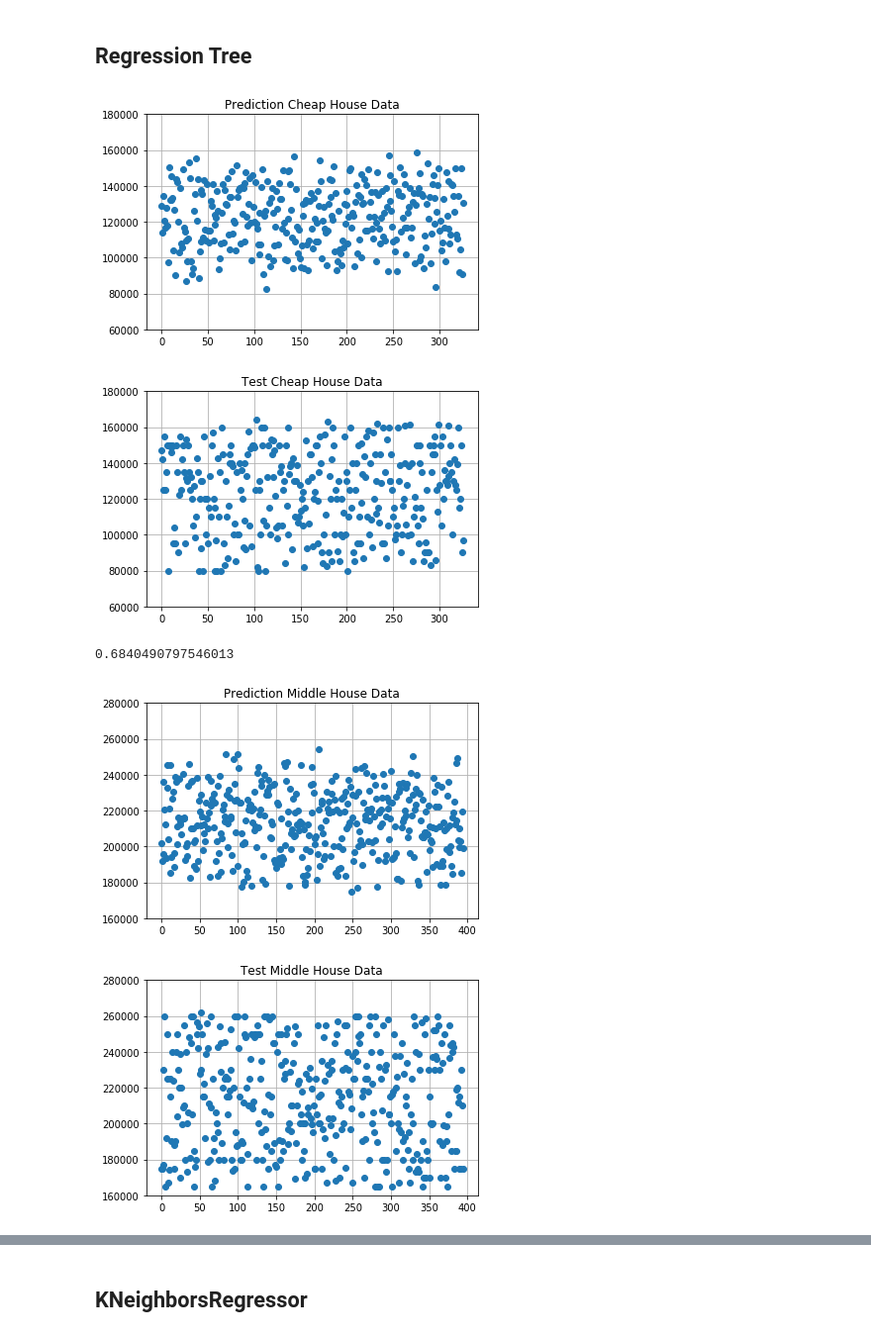
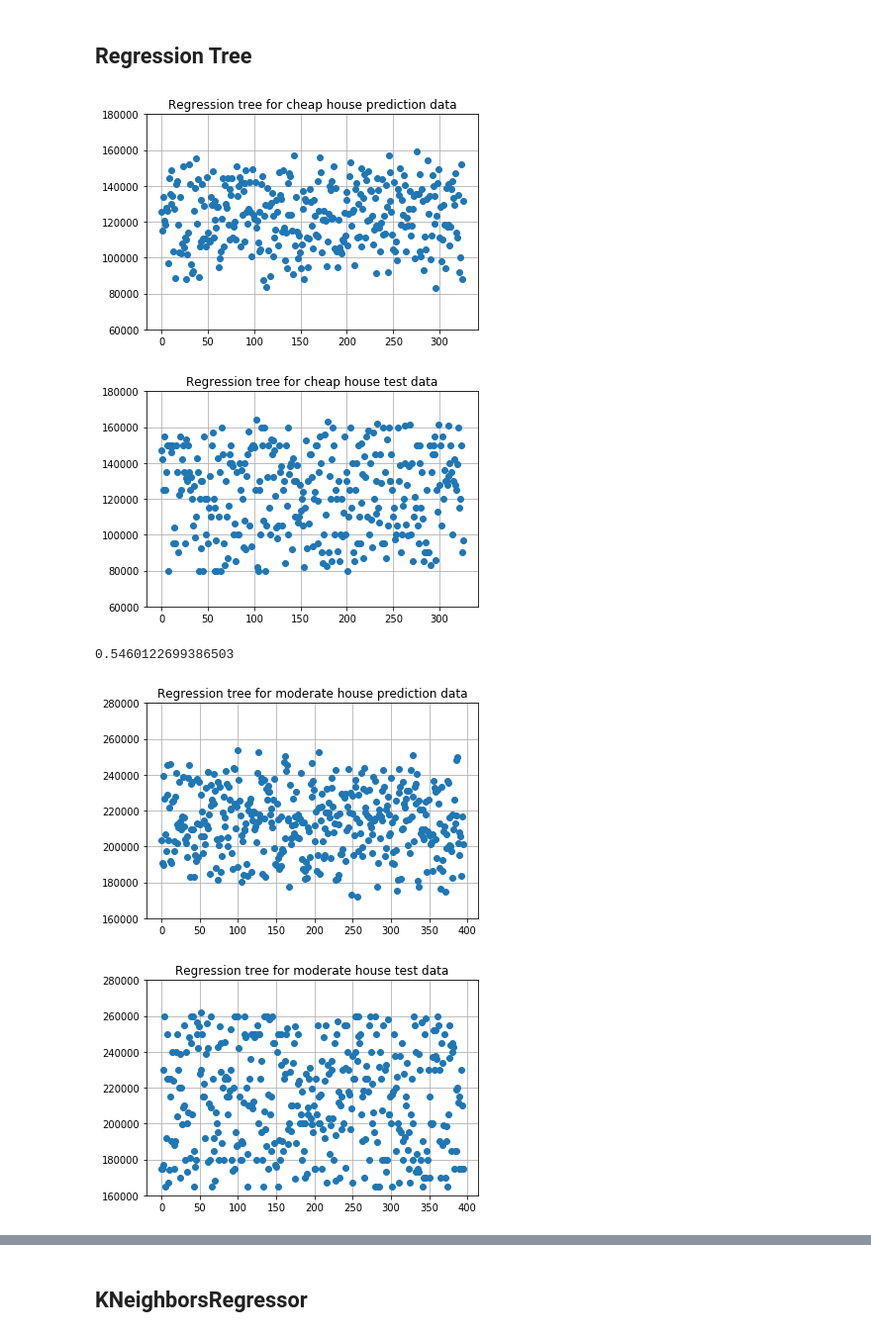
Before and after one commit to nachonavarro/real-estate-ml, a Jupyter notebook: models.ipynb, the cells around one changed output, grey strips where cells are left out. Shown at 99% size. Saved outputs shown, nothing was run; the diff lists cells and outputs as text; code cells hidden in the pictures.

```diff
--- a/models.ipynb
+++ b/models.ipynb
@@ -462,11 +465,12 @@ accuracy(percent75Y_test.values.tolist(), y_pred_expensive, 0.2)
 extratrees25 = ExtraTreesRegressor(n_estimators=50, criterion='mse')
 extratrees25.fit(percent25X_train, percent25Y_train)
 y_pred_cheap = extratrees25.predict(percent25X_test)
+
 fig, ax = plt.subplots()
 
 ax.plot(y_pred_cheap, 'o')
 ax.grid()
-plt.title('Prediction Cheap House Data')
+plt.title('Regression tree for cheap house prediction data')
 plt.ylim(60000, 180000)
 plt.show()
 
@@ -474,38 +478,38 @@ plt.show()
 fig1, ax1 = plt.subplots()
 ax1.plot(percent25Y_test.values.tolist(), 'o')
 ax1.grid()
-plt.title('Test Cheap House Data')
+plt.title('Regression tree for cheap house test data')
 plt.ylim(60000, 180000)
 plt.show()
 # %% [output]
-[figure, old version]
+[figure, new version]
-[figure, old version]
+[figure, new version]
 # %%
-accuracy(percent25Y_test.values.tolist(), y_pred_cheap, 0.2)
+accuracy(percent25Y_test.values.tolist(), y_pred_cheap, 0.15)
 # %% [output]
-0.6840490797546013
+0.5460122699386503
 # %%
 # middle house model
 extratrees50 = ExtraTreesRegressor(n_estimators=50, criterion='mse')
 extratrees50.fit(percent50X_train, percent50Y_train)
 y_pred_middle = extratrees50.predict(percent50X_test)
 
 fig, ax = plt.subplots()
 
 ax.plot(y_pred_middle, 'o')
 ax.grid()
-plt.title('Prediction Middle House Data')
+plt.title('Regression tree for moderate house prediction data')
 plt.ylim(160000, 280000)
 plt.show()
 
 
 fig1, ax1 = plt.subplots()
 ax1.plot(percent50Y_test.values.tolist(), 'o')
 ax1.grid()
-plt.title('Test Middle House Data')
+plt.title('Regression tree for moderate house test data')
 plt.ylim(160000, 280000)
 plt.show()
 # %% [output]
-[figure, old version]
+[figure, new version]
-[figure, old version]
+[figure, new version]
 # %%
```
Also changed, not shown: parts of 18 cells of this notebook, 19 other files.
